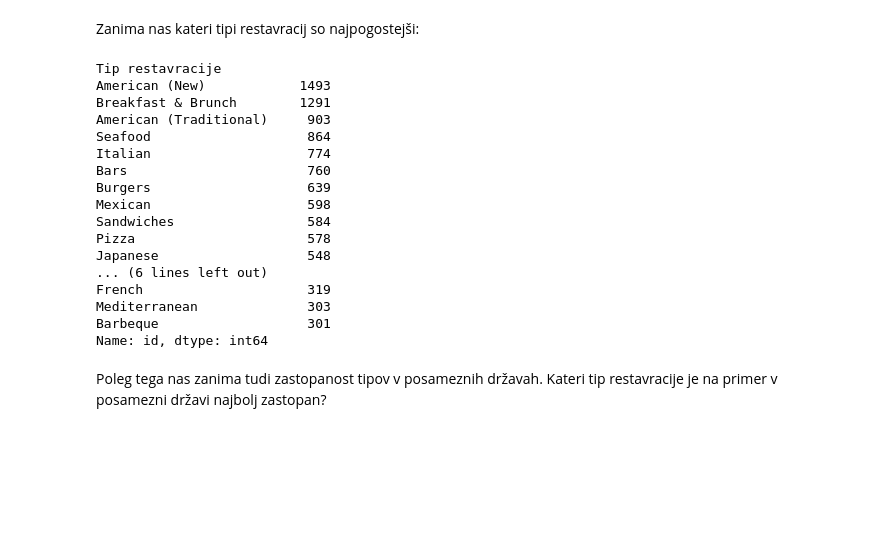
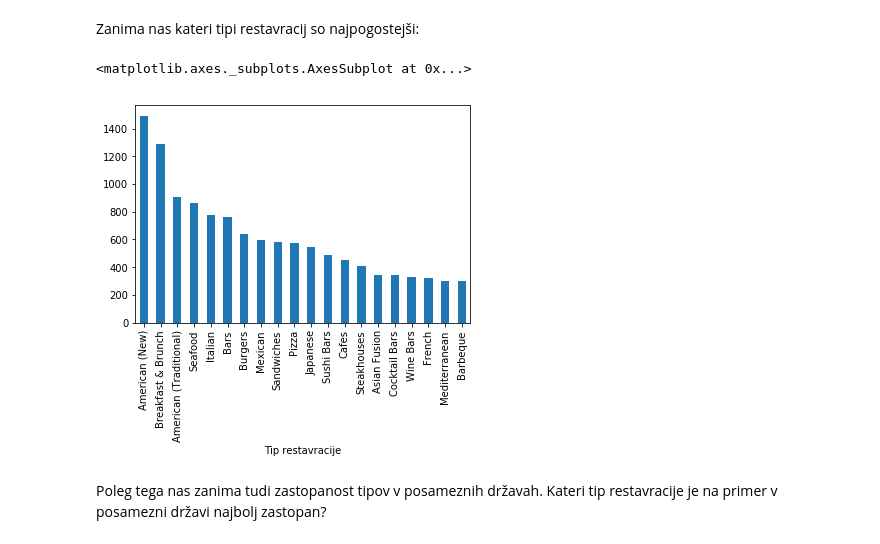
Before and after one commit to klemenkmecl/analiza, a Jupyter notebook: Restavracije.ipynb, the cells around one changed output. Drawn from its saved outputs; the diff is of its cells as text; code cells hidden in the pictures; blank space fills up the shorter version.

```diff
--- a/Restavracije.ipynb
+++ b/Restavracije.ipynb
@@ -85,25 +85,10 @@ Zanima nas kateri tipi restavracij so najpogostejši:
 # %%
 sestavljena = pd.merge(restavracije, tipi)
 pogostost = sestavljena.groupby('Tip restavracije').count()['id'].sort_values(ascending=False)
-pogostost[:20]
+pogostost[:20].plot.bar(x='Tip restavracije')
 # %% [output]
-Tip restavracije
-American (New)            1493
-Breakfast & Brunch        1291
-American (Traditional)     903
-Seafood                    864
-Italian                    774
-Bars                       760
-Burgers                    639
-Mexican                    598
-Sandwiches                 584
-Pizza                      578
-Japanese                   548
-... (6 lines left out)
-French                     319
-Mediterranean              303
-Barbeque                   301
-Name: id, dtype: int64
+<matplotlib.axes._subplots.AxesSubplot at 0x...>
+[figure, added]
 # %% [markdown]
 Poleg tega nas zanima tudi zastopanost tipov v posameznih državah. Kateri tip restavracije je na primer v posamezni državi najbolj zastopan?
 # %%
```
Also changed, not shown: parts of 10 cells of this notebook.
